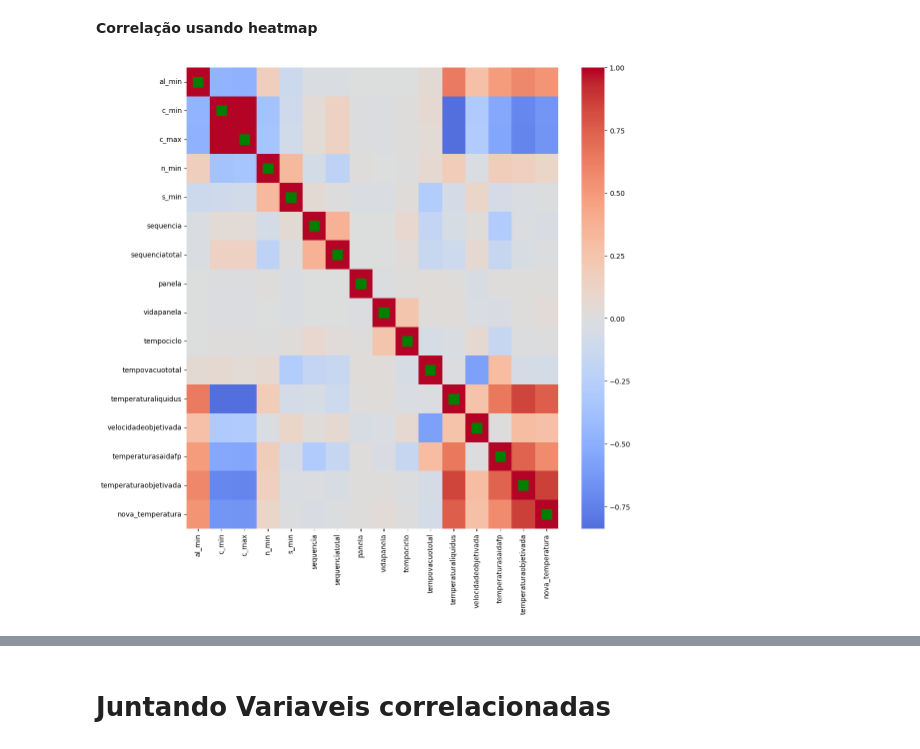
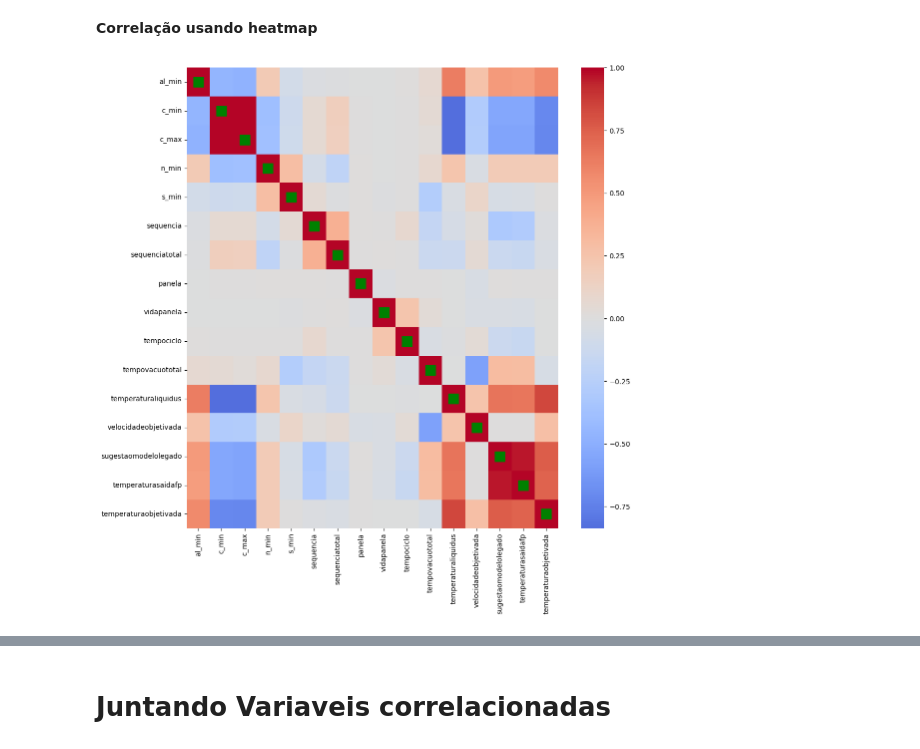
Before and after one commit to AlexiaOberdiek/Projeto-Evcomx, a Jupyter notebook: Projeto_Evcomx.ipynb, the cells around one changed output, grey strips where cells are left out. Saved outputs shown, nothing was run; the diff lists cells and outputs as text; code cells hidden in the pictures.

```diff
--- a/Projeto_Evcomx.ipynb
+++ b/Projeto_Evcomx.ipynb
@@ -402,6 +408,0 @@ Name: proportion, dtype: float64
-# %%
-df['usage'] = df.apply(
-    lambda row: 'usou' if row['sugestaomodelolegado']-row['temperaturasaidafp'] >=-5
-    and row['sugestaomodelolegado'] - row['temperaturasaidafp'] <=10
-    else 'Naousou',axis=1)
-display(df[['temperaturasaidafp', 'sugestaomodelolegado', 'usage']].head())
@@ -533,2 +520,24 @@ plt.show()
 # %% [markdown]
 # Erro e acerto de TODOS os dados
+# %%
+import matplotlib.pyplot as plt
+import seaborn as sns
+# Check if the original temperaturamediareal is within the desired range of temperaturaobjetivada
+is_within_range_all = (df['temperaturamediareal'] >= df['temperaturaobjetivada'] - 5) & \
+                           (df['temperaturamediareal'] <= df['temperaturaobjetivada'] + 10)
+# Create a new column to flag these cases
+df['flag_all_range'] = df.apply(check_temperature_range, axis=1)
+# Calculate the percentage of 'acerto' and 'erro' for the original data
+flag_counts_all = df['flag_all_range'].value_counts(normalize=True) * 100
+# Create a bar plot for the original data
+plt.figure(figsize=(6, 4))
+ax = sns.barplot(x=flag_counts_all.index, y=flag_counts_all.values, palette=['green', 'red','blue'], hue=flag_counts_all.index, legend=False)
+# Add percentage labels on top of the bars
+for p in ax.patches:
+    ax.annotate(f'{p.get_height():.2f}%', (p.get_x() + p.get_width() / 2., p.get_height()),
+                ha='center', va='center', xytext=(0, 5), textcoords='offset points')
+
+plt.ylabel('Porcentagem')
+plt.title('Porcentagem de Acertos e Erros (Todos os Dados)')
+plt.ylim(0, 100)
+plt.show()
@@ -546,6 +557,5 @@ Shape of the filtered DataFrame: (2781, 25)
 # %%
 # Filter the DataFrame to remove rows where 'flag_original_range' is 'erro'
-df = df[df['flag_original_range'] != 'erro'].copy()
-
+df = df[df['flag_all_range'] == 'acerto'].copy()
 print("Shape of the filtered DataFrame:", df.shape)
 # %% [output]
@@ -565,31 +575,34 @@ df.head()
+# %%
+df.drop(columns=['diferenca','flag_nova_temperatura','nova_temperatura','usage','flag_all_range'],axis=1,inplace=True)
+df_copia.drop(columns=['diferenca','flag_nova_temperatura','nova_temperatura','usage','flag_all_range'],axis=1,inplace=True)
 # %% [markdown]
 **Correlação usando heatmap**
 # %%
 import seaborn as sns
 import matplotlib.pyplot as plt
 import numpy as np
 
-colunas_objeto = ['usage','diferenca','flag_nova_temperatura','flag_original_range','velocidadereal','temperaturamediareal','sugestaomodelolegado']
+colunas_objeto = ['velocidadereal','temperaturamediareal']
 df_sem_objeto = df.drop(columns=colunas_objeto)
 
 corr = df_sem_objeto.corr(numeric_only=True,method='spearman')
 
 plt.figure(figsize=(12,12))
 ax = sns.heatmap(corr, annot=False, cmap="coolwarm", center=0, fmt=".2f")
 
 # Pegar o tamanho da matriz
 n = corr.shape[0]
 
 # Plotar uma diagonal verde (usando scatter)
 ax.scatter(
     x=np.arange(0.5, n),  # posições no eixo x
     y=np.arange(0.5, n),  # posições no eixo y
     c="green", s=200, marker="s"  # quadrados verdes grandes
 )
 
 plt.show()
 # %% [output]
-[figure, old version]
+[figure, new version]
 # %%
 corr.corr(method='spearman')
 # %% [output]
```
Also changed, not shown: parts of 65 cells of this notebook, 1 other file.
